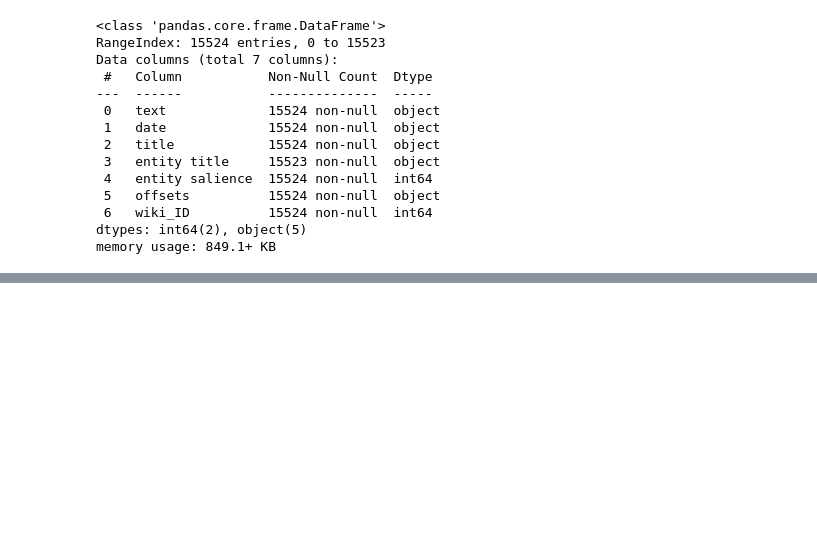
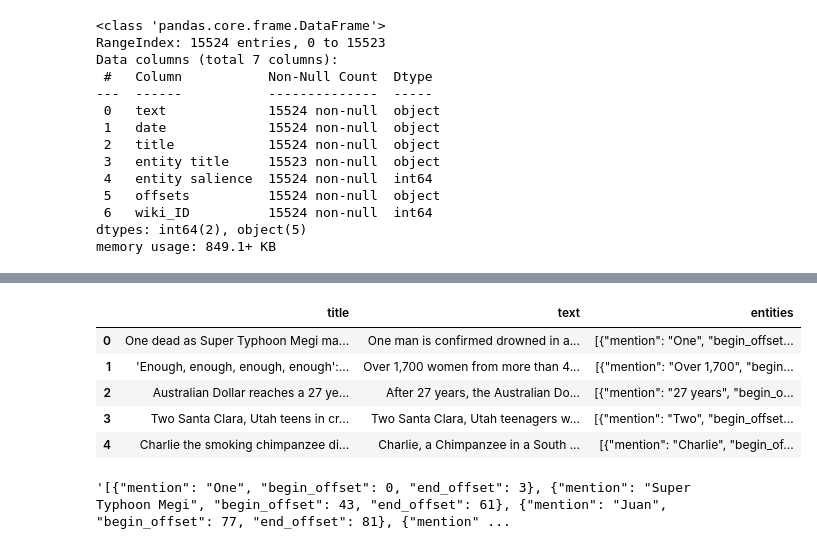
Before and after one commit to ameyaranadee/696-detecting-salient-entities, a Jupyter notebook: data_preprocessing.ipynb, the cells around one changed output, grey strips where cells are left out. Saved outputs shown, nothing was run; the diff lists cells and outputs as text; code cells hidden in the pictures; blank space fills up the shorter version.

```diff
--- a/data_preprocessing.ipynb
+++ b/data_preprocessing.ipynb
@@ -93,0 +162,15 @@ wn_val = wn_val.dropna(subset=['entity_title'])
+# %%
+df = pd.read_csv("/work/pi_wenlongzhao_umass_edu/8/696-detecting-salient-entities/data/WN-salience-test-NER-output.csv")
+# %%
+df.head()
+# %% [output]
+|  | title | text | entities |
+| 0 | One dead as Super Typhoon Megi ma... | One man is confirmed drowned in a... | [{"mention": "One", "begin_offset... |
+| 1 | 'Enough, enough, enough, enough':... | Over 1,700 women from more than 4... | [{"mention": "Over 1,700", "begin... |
+| 2 | Australian Dollar reaches a 27 ye... | After 27 years, the Australian Do... | [{"mention": "27 years", "begin_o... |
+| 3 | Two Santa Clara, Utah teens in cr... | Two Santa Clara, Utah teenagers w... | [{"mention": "Two", "begin_offset... |
+| 4 | Charlie the smoking chimpanzee di... | Charlie, a Chimpanzee in a South ... | [{"mention": "Charlie", "begin_of... |
+# %%
+df.iloc[0].entities
+# %% [output]
+'[{"mention": "One", "begin_offset": 0, "end_offset": 3}, {"mention": "Super Typhoon Megi", "begin_offset": 43, "end_offset": 61}, {"mention": "Juan", "begin_offset": 77, "end_offset": 81}, {"mention" ...
```
Also changed, not shown: parts of 2 cells of this notebook, 10 other files.
